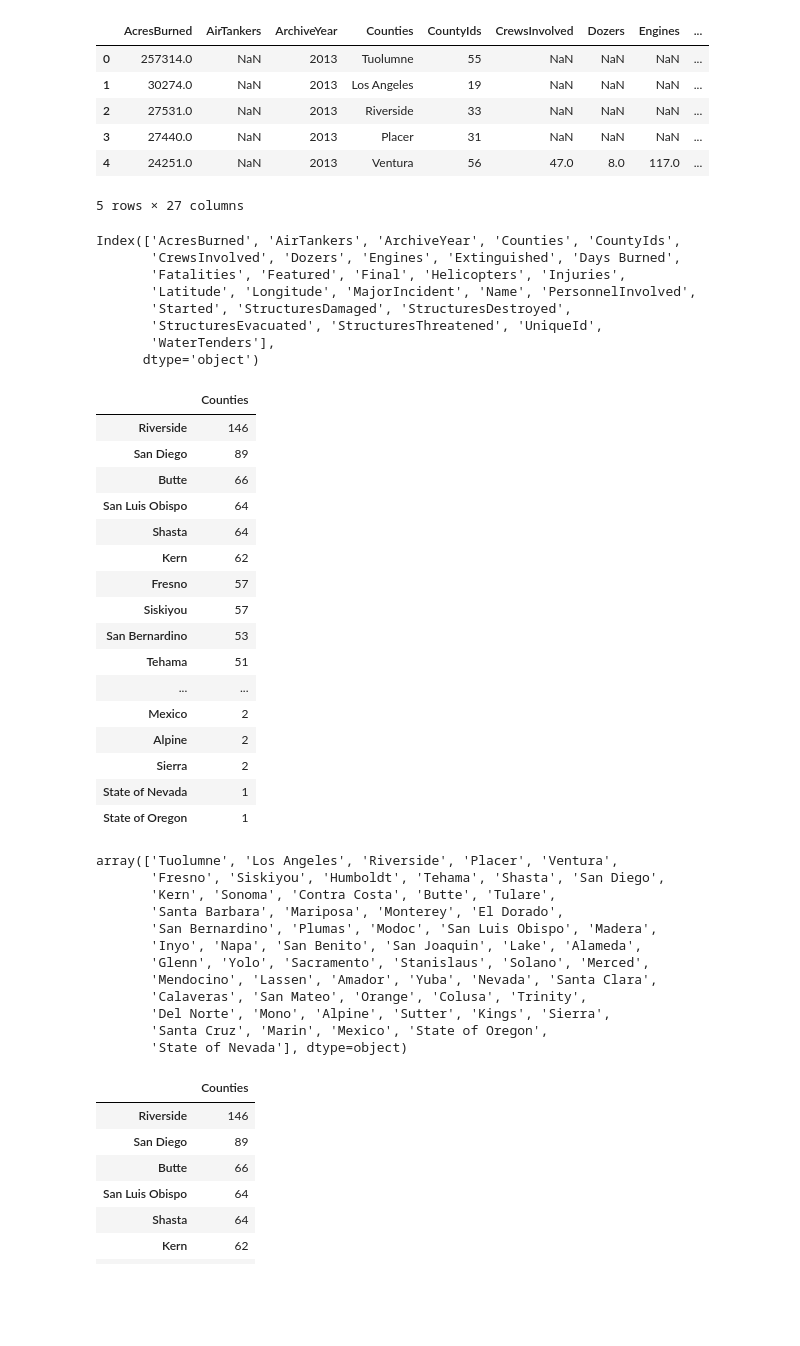
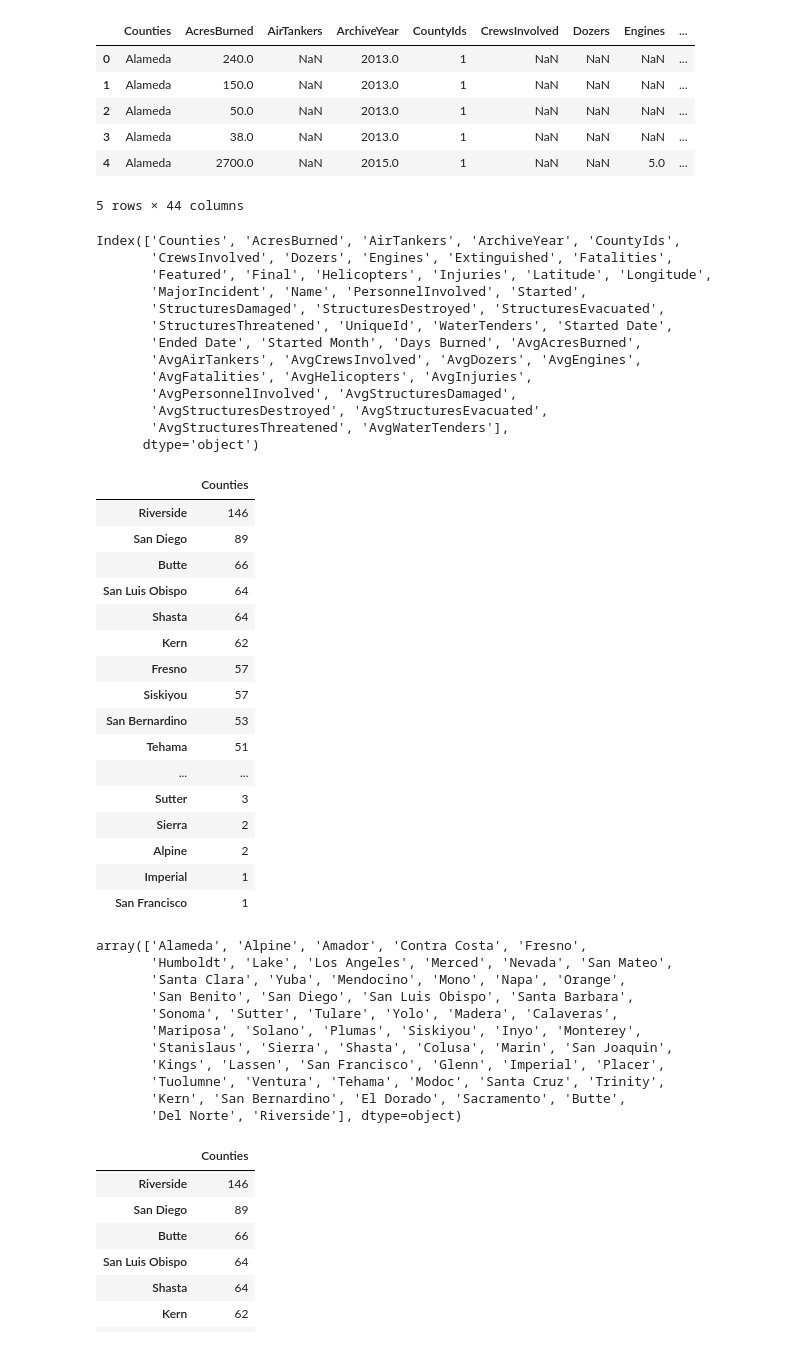
Before and after one commit to jump8621/data-project-I, a Jupyter notebook: lee_pyre.ipynb, the cells around one changed output. Drawn from its saved outputs; the diff is of its cells as text; code cells hidden in the pictures; blank space fills up the shorter version.

```diff
--- a/lee_pyre.ipynb
+++ b/lee_pyre.ipynb
@@ -16,29 +16,35 @@ from scipy.stats import linregress
 # %%
 #load in file
 #fire_data_file = "Resources/California_Fire_Incidents.csv"
 
 #read and display csv with Pandas
-fire_data_df = pd.read_csv("output_data/california_fire_cleaned.csv")
+#fire_data_df = pd.read_csv("output_data/california_fire_cleaned.csv")
+fire_data_df = pd.read_csv("Resources/california_fire_cleaned.csv")
 fire_data_df.head()
 # %% [output]
-|  | AcresBurned | AirTankers | ArchiveYear | Counties | CountyIds | CrewsInvolved | Dozers | Engines | ... |
-| 0 | 257314.0 | NaN | 2013 | Tuolumne | 55 | NaN | NaN | NaN | ... |
-| 1 | 30274.0 | NaN | 2013 | Los Angeles | 19 | NaN | NaN | NaN | ... |
-| 2 | 27531.0 | NaN | 2013 | Riverside | 33 | NaN | NaN | NaN | ... |
-| 3 | 27440.0 | NaN | 2013 | Placer | 31 | NaN | NaN | NaN | ... |
-| 4 | 24251.0 | NaN | 2013 | Ventura | 56 | 47.0 | 8.0 | 117.0 | ... |
+|  | Counties | AcresBurned | AirTankers | ArchiveYear | CountyIds | CrewsInvolved | Dozers | Engines | ... |
+| 0 | Alameda | 240.0 | NaN | 2013.0 | 1 | NaN | NaN | NaN | ... |
+| 1 | Alameda | 150.0 | NaN | 2013.0 | 1 | NaN | NaN | NaN | ... |
+| 2 | Alameda | 50.0 | NaN | 2013.0 | 1 | NaN | NaN | NaN | ... |
+| 3 | Alameda | 38.0 | NaN | 2013.0 | 1 | NaN | NaN | NaN | ... |
+| 4 | Alameda | 2700.0 | NaN | 2015.0 | 1 | NaN | NaN | 5.0 | ... |
-5 rows × 27 columns
+5 rows × 44 columns
 # %%
 #list all of the columns in the table
 fire_data_df.columns
 # %% [output]
-Index(['AcresBurned', 'AirTankers', 'ArchiveYear', 'Counties', 'CountyIds',
-       'CrewsInvolved', 'Dozers', 'Engines', 'Extinguished', 'Days Burned',
-       'Fatalities', 'Featured', 'Final', 'Helicopters', 'Injuries',
-       'Latitude', 'Longitude', 'MajorIncident', 'Name', 'PersonnelInvolved',
-       'Started', 'StructuresDamaged', 'StructuresDestroyed',
-       'StructuresEvacuated', 'StructuresThreatened', 'UniqueId',
-       'WaterTenders'],
+Index(['Counties', 'AcresBurned', 'AirTankers', 'ArchiveYear', 'CountyIds',
+       'CrewsInvolved', 'Dozers', 'Engines', 'Extinguished', 'Fatalities',
+       'Featured', 'Final', 'Helicopters', 'Injuries', 'Latitude', 'Longitude',
+       'MajorIncident', 'Name', 'PersonnelInvolved', 'Started',
+       'StructuresDamaged', 'StructuresDestroyed', 'StructuresEvacuated',
+       'StructuresThreatened', 'UniqueId', 'WaterTenders', 'Started Date',
+       'Ended Date', 'Started Month', 'Days Burned', 'AvgAcresBurned',
+       'AvgAirTankers', 'AvgCrewsInvolved', 'AvgDozers', 'AvgEngines',
+       'AvgFatalities', 'AvgHelicopters', 'AvgInjuries',
+       'AvgPersonnelInvolved', 'AvgStructuresDamaged',
+       'AvgStructuresDestroyed', 'AvgStructuresEvacuated',
+       'AvgStructuresThreatened', 'AvgWaterTenders'],
       dtype='object')
 # %%
 #use county count to include fires that might have affected multiple counties
@@ -59,25 +65,24 @@ county_df
 | San Bernardino | 53 |
 | Tehama | 51 |
 | ... | ... |
-| Mexico | 2 |
+| Sutter | 3 |
+| Sierra | 2 |
 | Alpine | 2 |
-| Sierra | 2 |
-| State of Nevada | 1 |
-| State of Oregon | 1 |
+| Imperial | 1 |
+| San Francisco | 1 |
 # %%
 #list unique counties
 county_names = fire_data_df["Counties"].unique()
 county_names
 # %% [output]
-array(['Tuolumne', 'Los Angeles', 'Riverside', 'Placer', 'Ventura',
-       'Fresno', 'Siskiyou', 'Humboldt', 'Tehama', 'Shasta', 'San Diego',
-       'Kern', 'Sonoma', 'Contra Costa', 'Butte', 'Tulare',
-       'Santa Barbara', 'Mariposa', 'Monterey', 'El Dorado',
-       'San Bernardino', 'Plumas', 'Modoc', 'San Luis Obispo', 'Madera',
-       'Inyo', 'Napa', 'San Benito', 'San Joaquin', 'Lake', 'Alameda',
-       'Glenn', 'Yolo', 'Sacramento', 'Stanislaus', 'Solano', 'Merced',
-       'Mendocino', 'Lassen', 'Amador', 'Yuba', 'Nevada', 'Santa Clara',
-       'Calaveras', 'San Mateo', 'Orange', 'Colusa', 'Trinity',
-       'Del Norte', 'Mono', 'Alpine', 'Sutter', 'Kings', 'Sierra',
-       'Santa Cruz', 'Marin', 'Mexico', 'State of Oregon',
-       'State of Nevada'], dtype=object)
+array(['Alameda', 'Alpine', 'Amador', 'Contra Costa', 'Fresno',
+       'Humboldt', 'Lake', 'Los Angeles', 'Merced', 'Nevada', 'San Mateo',
+       'Santa Clara', 'Yuba', 'Mendocino', 'Mono', 'Napa', 'Orange',
+       'San Benito', 'San Diego', 'San Luis Obispo', 'Santa Barbara',
+       'Sonoma', 'Sutter', 'Tulare', 'Yolo', 'Madera', 'Calaveras',
+       'Mariposa', 'Solano', 'Plumas', 'Siskiyou', 'Inyo', 'Monterey',
+       'Stanislaus', 'Sierra', 'Shasta', 'Colusa', 'Marin', 'San Joaquin',
+       'Kings', 'Lassen', 'San Francisco', 'Glenn', 'Imperial', 'Placer',
+       'Tuolumne', 'Ventura', 'Tehama', 'Modoc', 'Santa Cruz', 'Trinity',
+       'Kern', 'San Bernardino', 'El Dorado', 'Sacramento', 'Butte',
+       'Del Norte', 'Riverside'], dtype=object)
```
Also changed, not shown: parts of 17 cells of this notebook, 3 other files.
